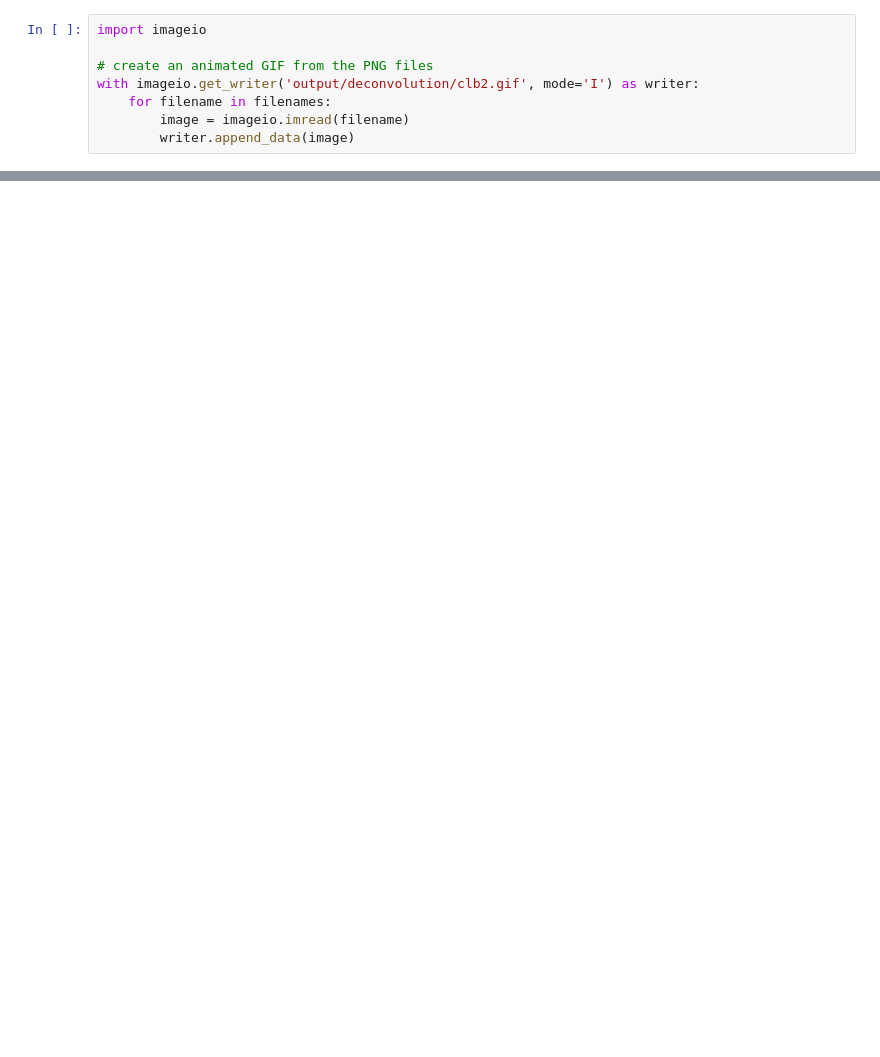
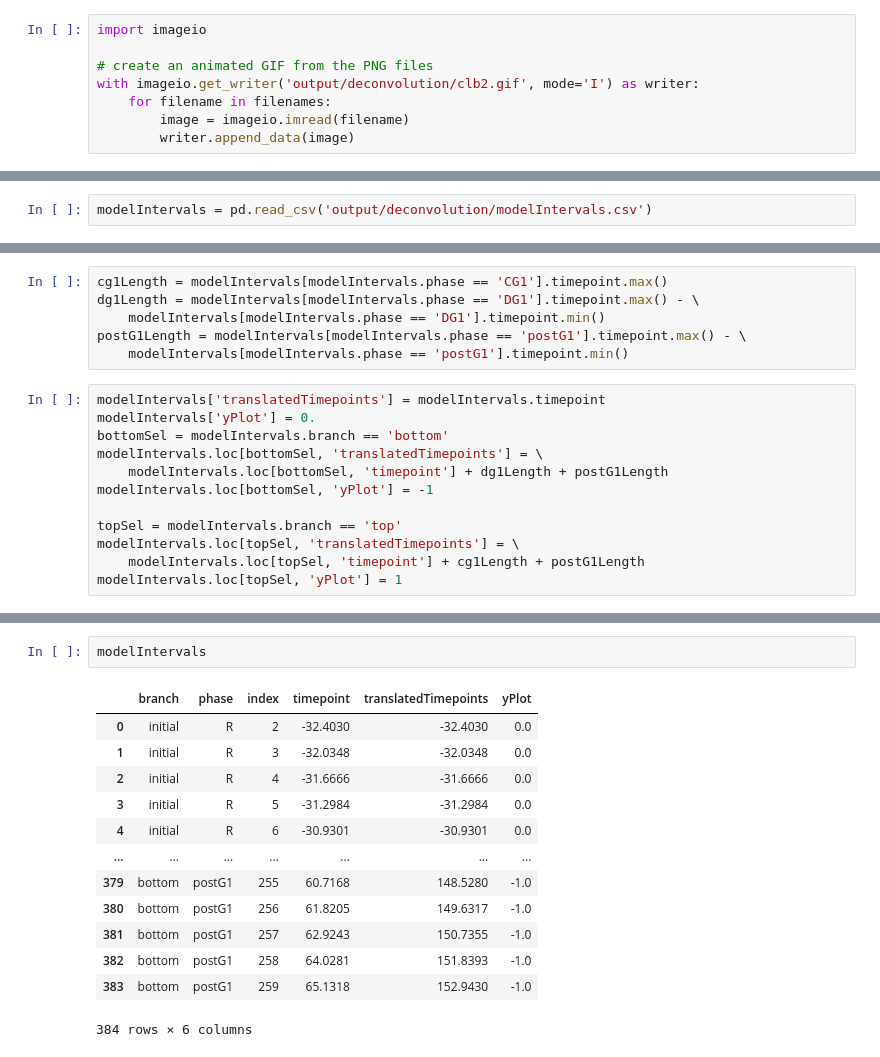
Before and after one commit to HarteminkLab/chromatin-transformers, a Jupyter notebook: Cell Cycle Chromatin Data.ipynb, the cells around one changed output, grey strips where cells are left out. Cells and saved outputs as stored; diff of their text form; blank space fills up the shorter version.

```diff
--- a/Cell Cycle Chromatin Data.ipynb
+++ b/Cell Cycle Chromatin Data.ipynb
@@ -265,0 +224,2 @@ array([[[4.37650395e-10, 2.42918757e-01, 8.56006146e-15, ...,
+# %%
+modelIntervals = pd.read_csv('output/deconvolution/modelIntervals.csv')
@@ -265,0 +232,18 @@ array([[[4.37650395e-10, 2.42918757e-01, 8.56006146e-15, ...,
+# %%
+cg1Length = modelIntervals[modelIntervals.phase == 'CG1'].timepoint.max()
+dg1Length = modelIntervals[modelIntervals.phase == 'DG1'].timepoint.max() - \
+    modelIntervals[modelIntervals.phase == 'DG1'].timepoint.min()
+postG1Length = modelIntervals[modelIntervals.phase == 'postG1'].timepoint.max() - \
+    modelIntervals[modelIntervals.phase == 'postG1'].timepoint.min()
+# %%
+modelIntervals['translatedTimepoints'] = modelIntervals.timepoint
+modelIntervals['yPlot'] = 0.
+bottomSel = modelIntervals.branch == 'bottom'
+modelIntervals.loc[bottomSel, 'translatedTimepoints'] = \
+    modelIntervals.loc[bottomSel, 'timepoint'] + dg1Length + postG1Length
+modelIntervals.loc[bottomSel, 'yPlot'] = -1
+
+topSel = modelIntervals.branch == 'top'
+modelIntervals.loc[topSel, 'translatedTimepoints'] = \
+    modelIntervals.loc[topSel, 'timepoint'] + cg1Length + postG1Length
+modelIntervals.loc[topSel, 'yPlot'] = 1
@@ -265,0 +273,16 @@ array([[[4.37650395e-10, 2.42918757e-01, 8.56006146e-15, ...,
+# %%
+modelIntervals
+# %% [output]
+|  | branch | phase | index | timepoint | translatedTimepoints | yPlot |
+| 0 | initial | R | 2 | -32.4030 | -32.4030 | 0.0 |
+| 1 | initial | R | 3 | -32.0348 | -32.0348 | 0.0 |
+| 2 | initial | R | 4 | -31.6666 | -31.6666 | 0.0 |
+| 3 | initial | R | 5 | -31.2984 | -31.2984 | 0.0 |
+| 4 | initial | R | 6 | -30.9301 | -30.9301 | 0.0 |
+| ... | ... | ... | ... | ... | ... | ... |
+| 379 | bottom | postG1 | 255 | 60.7168 | 148.5280 | -1.0 |
+| 380 | bottom | postG1 | 256 | 61.8205 | 149.6317 | -1.0 |
+| 381 | bottom | postG1 | 257 | 62.9243 | 150.7355 | -1.0 |
+| 382 | bottom | postG1 | 258 | 64.0281 | 151.8393 | -1.0 |
+| 383 | bottom | postG1 | 259 | 65.1318 | 152.9430 | -1.0 |
+384 rows × 6 columns
```
Also changed, not shown: parts of 10 cells of this notebook.
